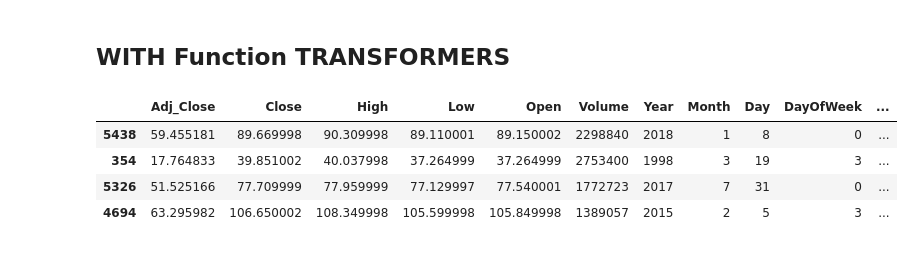
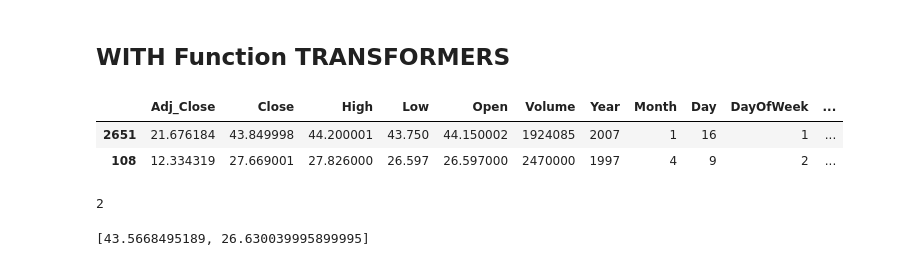
Before and after one commit to shivam188132/MY_machine_learning, a Jupyter notebook: function transformer.ipynb, the cells around one changed output. Cells and saved outputs as stored; diff of their text form; code cells hidden in the pictures.

```diff
--- a/function transformer.ipynb
+++ b/function transformer.ipynb
@@ -496,14 +496,40 @@ len(scores_lr)
 # %%
 scores_lr
 # %%
-data = df.sample(4)
+data = df.sample(2)
 data
 # %% [output]
 |  | Adj_Close | Close | High | Low | Open | Volume | Year | Month | Day | DayOfWeek | ... |
-| 5438 | 59.455181 | 89.669998 | 90.309998 | 89.110001 | 89.150002 | 2298840 | 2018 | 1 | 8 | 0 | ... |
-| 354 | 17.764833 | 39.851002 | 40.037998 | 37.264999 | 37.264999 | 2753400 | 1998 | 3 | 19 | 3 | ... |
-| 5326 | 51.525166 | 77.709999 | 77.959999 | 77.129997 | 77.540001 | 1772723 | 2017 | 7 | 31 | 0 | ... |
-| 4694 | 63.295982 | 106.650002 | 108.349998 | 105.599998 | 105.849998 | 1389057 | 2015 | 2 | 5 | 3 | ... |
+| 2651 | 21.676184 | 43.849998 | 44.200001 | 43.750 | 44.150002 | 1924085 | 2007 | 1 | 16 | 1 | ... |
+| 108 | 12.334319 | 27.669001 | 27.826000 | 26.597 | 26.597000 | 2470000 | 1997 | 4 | 9 | 2 | ... |
+# %%
+d=len(data)
+# %% [output]
+2
+# %%
+predictions = []
+for index, row in data.iterrows():
+
+    my_dict ={'Adj_Close': row['Adj_Close'],
+              'Close': row['Close'],
+              'High': row['High'],
+
+              'Open': row['Open'],
+              'Volume': row['Volume'],
+               'Year': row['Year'],
+               'Month': row['Month'],
+               'Day': row['Day'],
+             'DayOfWeek': row['DayOfWeek'],
+             'IsMonthEnd': row['IsMonthEnd'],
+            'IsMonthStart': row['IsMonthStart'],
+
+        'Quarter': row['Quarter']}
+    test_df = pd.DataFrame(my_dict, index=[i for i in range(len(data))])
+    predicted_price = pipe.predict(test_df)[0]
+    predictions.append(predicted_price)
+predictions
+# %% [output]
+[43.5668495189, 26.630039995899995]
 # %%
 predictions = []
 for index, row in data.iterrows():
```
Also changed, not shown: parts of 2 cells of this notebook.
